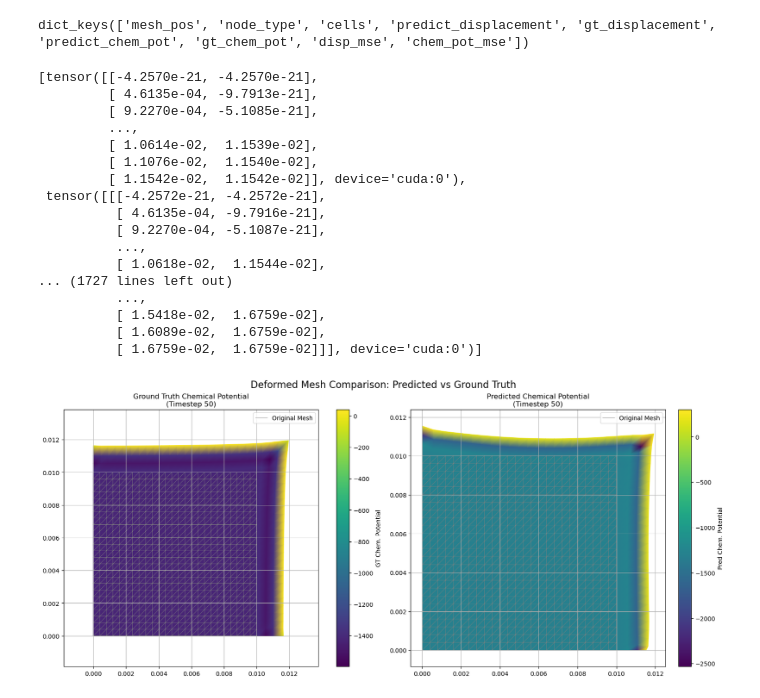
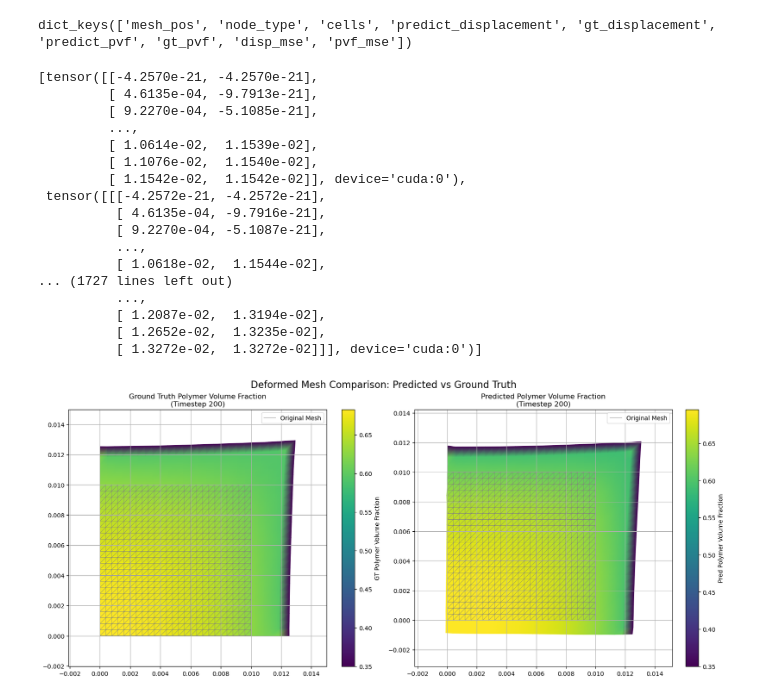
Before and after one commit to narupanta/Hydrogel_MGN, a Jupyter notebook: run_rollout_nl.ipynb, the cells around one changed output. Saved outputs shown, nothing was run; the diff lists cells and outputs as text; code cells hidden in the pictures.

```diff
--- a/run_rollout_nl.ipynb
+++ b/run_rollout_nl.ipynb
@@ -24,9 +24,10 @@ data_dir = f"/mnt/c/Users/narun/OneDrive/Desktop/Project/Hydrogel_MGN/Hydrogel_M
 # paraview_dir = f"/mnt/c/Users/narun/OneDrive/Desktop/Project/Hydrogel_MGN/Hydrogel_MGN/rollout/{test_on}"
 
 time_window = 1
-model_dir = r"/mnt/c/Users/narun/OneDrive/Desktop/Project/Hydrogel_MGN/Hydrogel_MGN/trained_model/2025-05-30T16h33m36s/model_checkpoint"
+# model_dir = r"/mnt/c/Users/narun/OneDrive/Desktop/Project/Hydrogel_MGN/Hydrogel_MGN/trained_model/2025-05-30T16h33m36s/model_checkpoint"
+model_dir = r"/mnt/c/Users/narun/OneDrive/Desktop/Project/Hydrogel_MGN/Hydrogel_MGN/trained_model/2025-05-31T12h04m44s/model_checkpoint"
 dataset = HydrogelNonLinearDataset(data_dir, add_targets= True, split_frames=True, add_noise = False, time_window=time_window)
-data = dataset[0]
+data = dataset[49]
 model = EncodeProcessDecode(node_feature_size = 5,
                             mesh_edge_feature_size = 7,
                             output_size = 3,
@@ -44,7 +45,7 @@ output = rollout(model, data, time_window)
 # %%
 output.keys()
 # %% [output]
-dict_keys(['mesh_pos', 'node_type', 'cells', 'predict_displacement', 'gt_displacement', 'predict_chem_pot', 'gt_chem_pot', 'disp_mse', 'chem_pot_mse'])
+dict_keys(['mesh_pos', 'node_type', 'cells', 'predict_displacement', 'gt_displacement', 'predict_pvf', 'gt_pvf', 'disp_mse', 'pvf_mse'])
 # %%
 output["gt_displacement"]
 # %% [output]
@@ -62,9 +63,9 @@ output["gt_displacement"]
           [ 1.0618e-02,  1.1544e-02],
 ... (1727 lines left out)
           ...,
-          [ 1.5418e-02,  1.6759e-02],
-          [ 1.6089e-02,  1.6759e-02],
-          [ 1.6759e-02,  1.6759e-02]]], device='cuda:0')]
+          [ 1.2087e-02,  1.3194e-02],
+          [ 1.2652e-02,  1.3235e-02],
+          [ 1.3272e-02,  1.3272e-02]]], device='cuda:0')]
 # %%
 import numpy as np
 import matplotlib.pyplot as plt
@@ -134,44 +135,44 @@ def plot_result(
     plt.show()
 # %%
 # Setup
-timestep = 50
+timestep = 200
 mesh_pos = output["mesh_pos"].detach().cpu().numpy()
 cells = output["cells"].detach().cpu().numpy()
 pred_displacement = output["predict_displacement"][timestep].squeeze(0).detach().cpu().numpy()
 gt_displacement = output["gt_displacement"][timestep].squeeze(0).detach().cpu().numpy()
-pred_chem_pot = output["predict_chem_pot"][timestep].squeeze(0).detach().cpu().numpy()
-gt_chem_pot = output["gt_chem_pot"][timestep].squeeze(0).detach().cpu().numpy()
+predict_pvf = output["predict_pvf"][timestep].squeeze(0).detach().cpu().numpy()
+gt_pvf = output["gt_pvf"][timestep].squeeze(0).detach().cpu().numpy()
 
 # Deformed positions
 deformed_nodes_gt = gt_displacement
 deformed_nodes_pred = pred_displacement
 
 # Triangulations
 triang_gt = tri.Triangulation(deformed_nodes_gt[:, 0], deformed_nodes_gt[:, 1], cells)
 triang_pred = tri.Triangulation(deformed_nodes_pred[:, 0], deformed_nodes_pred[:, 1], cells)
 
 # Plotting
 fig, axs = plt.subplots(1, 2, figsize=(16, 7), constrained_layout=True)
 
 # Ground truth
-tpc1 = axs[0].tripcolor(triang_gt, gt_chem_pot.squeeze(), shading='gouraud', cmap='viridis', edgecolors='k', linewidth=0.2)
+tpc1 = axs[0].tripcolor(triang_gt, gt_pvf.squeeze(), shading='gouraud', cmap='viridis', edgecolors='k', linewidth=0.2)
 axs[0].triplot(mesh_pos[:, 0], mesh_pos[:, 1], cells, color='grey', linewidth=0.5, label='Original Mesh')
-axs[0].set_title(f'Ground Truth Chemical Potential\n(Timestep {timestep})')
+axs[0].set_title(f'Ground Truth Polymer Volume Fraction\n(Timestep {timestep})')
 axs[0].axis('equal')
 axs[0].grid(True)
 axs[0].legend()
-fig.colorbar(tpc1, ax=axs[0], label='GT Chem. Potential')
+fig.colorbar(tpc1, ax=axs[0], label='GT Polymer Volume Fraction')
 
 # Prediction
-tpc2 = axs[1].tripcolor(triang_pred, pred_chem_pot.squeeze(), shading='gouraud', cmap='viridis', edgecolors='k', linewidth=0.2)
+tpc2 = axs[1].tripcolor(triang_pred, predict_pvf.squeeze(), shading='gouraud', cmap='viridis', edgecolors='k', linewidth=0.2)
 axs[1].triplot(mesh_pos[:, 0], mesh_pos[:, 1], cells, color='grey', linewidth=0.5, label='Original Mesh')
-axs[1].set_title(f'Predicted Chemical Potential\n(Timestep {timestep})')
+axs[1].set_title(f'Predicted Polymer Volume Fraction\n(Timestep {timestep})')
 axs[1].axis('equal')
 axs[1].grid(True)
 axs[1].legend()
-fig.colorbar(tpc2, ax=axs[1], label='Pred Chem. Potential')
+fig.colorbar(tpc2, ax=axs[1], label='Pred Polymer Volume Fraction')
 
 plt.suptitle("Deformed Mesh Comparison: Predicted vs Ground Truth", fontsize=16)
 plt.show()
 # %% [output]
-[figure, old version]
+[figure, new version]
```
Also changed, not shown: parts of 7 cells of this notebook, 2 other files.
